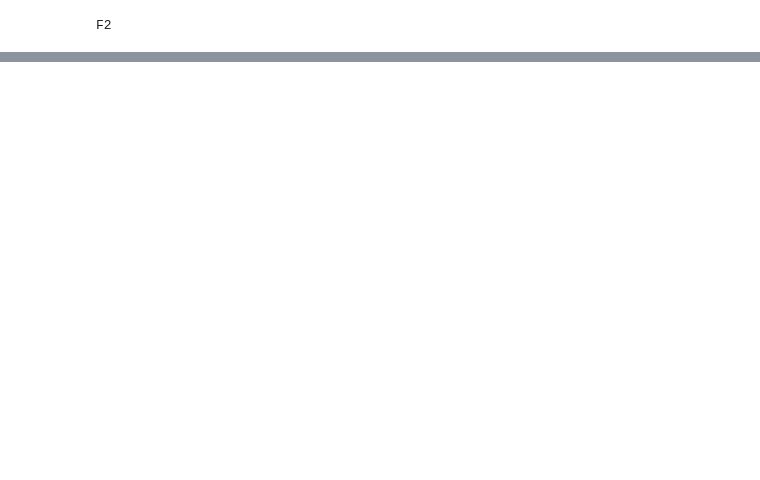
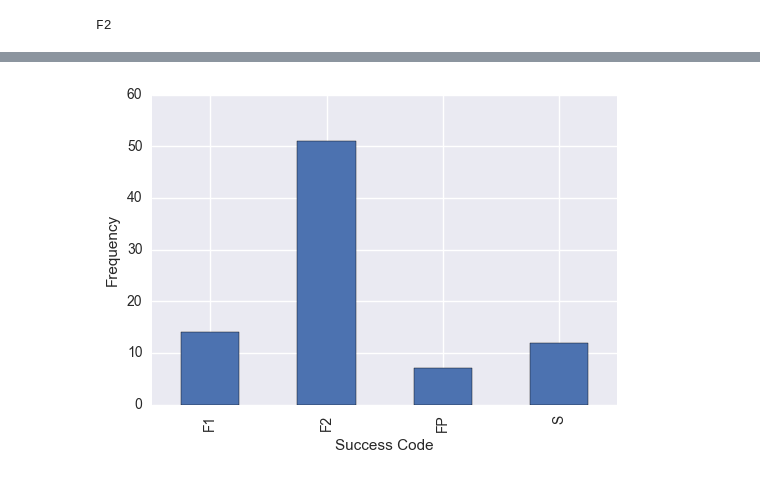
Before and after one commit to WayneYann/my_scripts, a Jupyter notebook: Classification.ipynb, the cells around one changed output, grey strips where cells are left out. Cells and saved outputs as stored; diff of their text form; code cells hidden in the pictures; blank space fills up the shorter version.

```diff
--- a/Classification.ipynb
+++ b/Classification.ipynb
@@ -11,25 +10,2 @@ from rmgpy.data.rmg import RMGDatabase
 
 import pandas as pd
-# %%
-def find_reaction_folder(reaction, family=None):
-    """
-    Given rmgpy.reaction.Reaction() 'reaction', return the folder containing the TS calculation results as a string
-    """
-    scratch_dir = os.getenv('SCRATCH')
-    if scratch_dir is None:
-        scratch_dir = os.getenv('RMGpy')
-
-    if family is None:
-        family = reaction.family
-
-    r1_smiles = reaction.reactants[0].molecule[0].toSMILES()
-    r2_smiles = reaction.reactants[1].molecule[0].toSMILES()
-    p_smiles = reaction.products[0].molecule[0].toSMILES()
-    possible_folders = ["{0}+{1}_{2}".format(r1_smiles, r2_smiles, p_smiles), "{0}+{1}_{2}".format(r2_smiles, r1_smiles, p_smiles)]
-
-    my_folder = None
-    for folder in possible_folders:
-        if os.path.exists(os.path.join(scratch_dir, 'QMfiles/Reactions', family, folder)):
-            my_folder = folder
-            break
-    return my_folder
@@ -188,8 +32,11 @@ def get_features(reaction):
 
     Currently specific to Silylene Insertion reactions
     """
-    features = ['H2', 'Sirad_H', 'Sirad_Si_H', 'Sid_H', 'Sid_Si_H', 'sil_H2', 'sil_rad', 'sil_d', 'Success Code']
+    features = ['reaction', 'H2', 'Sirad_H', 'Sirad_Si_H', 'Sid_H', 'Sid_Si_H', 'sil_H2', 'sil_rad', 'sil_d', 'Success Rate']
     feature_dict = dict.fromkeys(features[:-1], False)
+    feature_dict.update(dict.fromkeys(['reaction'],
+                                      '+'.join([r.molecule[0].toSMILES() for r in reaction.reactants])
+                                      + '_' + '+'.join([p.molecule[0].toSMILES() for p in reaction.products])))
 
     if '[H][H]' in [r.molecule[0].toSMILES() for r in reaction.reactants]:
         feature_dict.update(dict.fromkeys(['H2'], True))
@@ -243,7 +90,7 @@ def get_success(reaction):
     if scratch_dir is None:
         scratch_dir = os.getenv('RMGpy')
 
-    success =
+    success = None
     family = reaction.family
     try:
         my_folder = find_reaction_folder(reaction)
@@ -253,7 +100,7 @@ def get_success(reaction):
             reaction.product[0].molecule[0].toSMILES())
 
     if my_folder:
-        if os.path.exists(os.path.join('false_positives', my_folder)):
+        if os.path.exists(os.path.join(scratch_dir, 'QMfiles/Reactions', family, 'false_positives', my_folder)):
             success = 'FP' # false positive
         else:
             if os.path.exists(os.path.join(scratch_dir, 'QMfiles/Reactions', family, my_folder, 'm062x', 'error.txt')):
@@ -339,0 +197,7 @@ print family_data.shape
+# %%
+family_data.groupby('Success Code').size().plot(kind='bar')
+plt.xlabel('Success Code')
+plt.ylabel('Frequency')
+plt.show()
+# %% [output]
+[figure, added]
```
Also changed, not shown: parts of 22 cells of this notebook, 3 other files.
